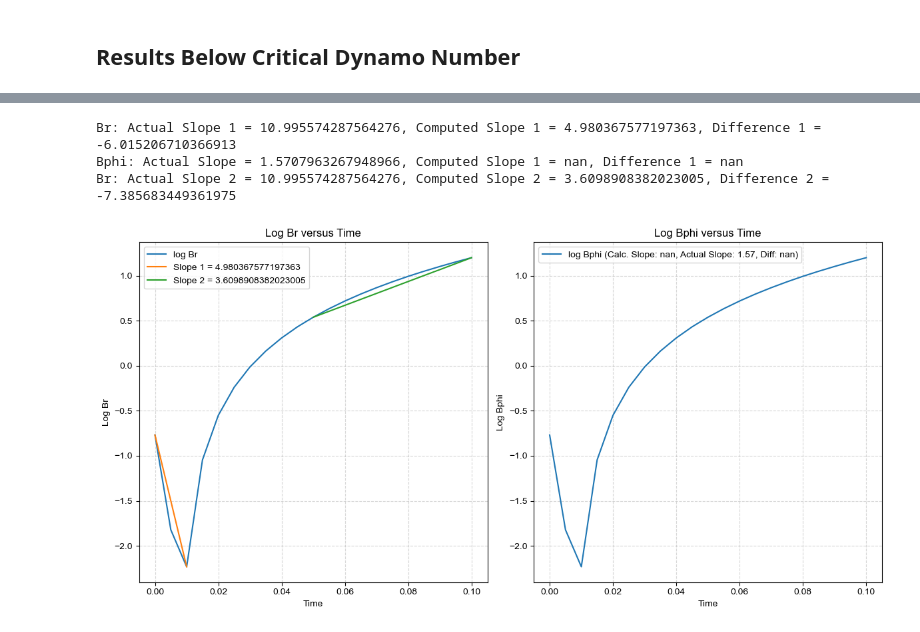
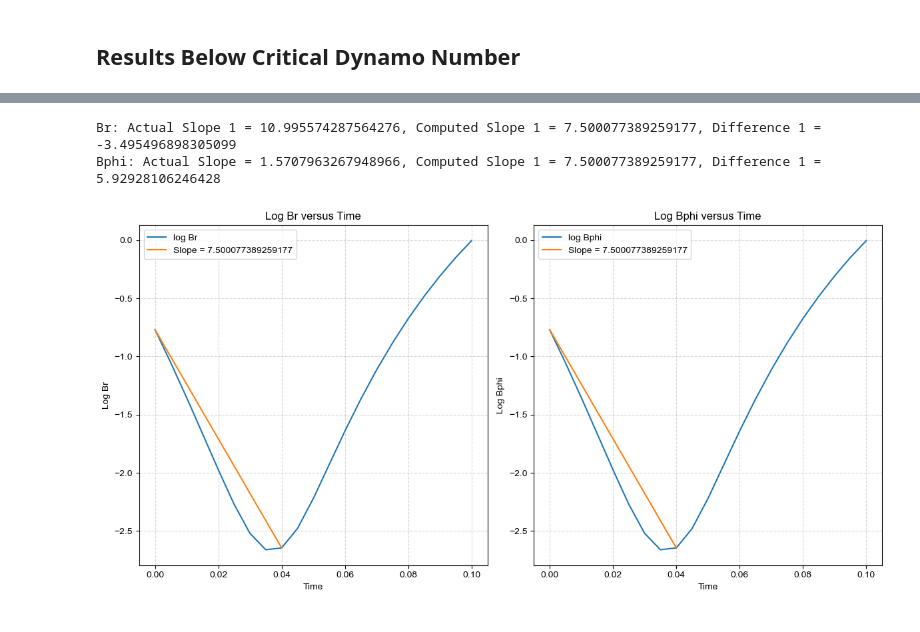
Before and after one commit to SagarPrakashBarad/GalacticDynamos, a Jupyter notebook: _build/jupyter_execute/Alpha_Omega_Dynamos/z_approximation/Alpha_Omega_Dynamo.ipynb, the cells around one changed output, grey strips where cells are left out. Cells and saved outputs as stored; diff of their text form; code cells hidden in the pictures.

```diff
--- a/_build/jupyter_execute/Alpha_Omega_Dynamos/z_approximation/Alpha_Omega_Dynamo.ipynb
+++ b/_build/jupyter_execute/Alpha_Omega_Dynamos/z_approximation/Alpha_Omega_Dynamo.ipynb
@@ -672,48 +660,43 @@ plt.show()
 log_Br = np.log(np.abs(Br[21]))
 log_Bphi = np.log(np.abs(Br[21]))
 # %%
-slope_Br_1, intercept_Br_1 = np.polyfit(time[:4], log_Br[:4], 1)
-slope_Bphi, intercept_Bphi_1= np.polyfit(time, log_Bphi, 1)
-slope_Br_2, intercept_Br_2 = np.polyfit(time[10:], log_Br[10:], 1)
+slope_Br, intercept_Br = np.polyfit(time[:8], log_Br[:8], 1)
+slope_Bphi, intercept_Bphi_1= np.polyfit(time[:8], log_Bphi[:8], 1)
 
 actual_slope_Br = (m + 1/2)* np.pi
 actual_slope_Bphi = (n + 1/2)* np.pi
 
-difference_Br_1 = np.sqrt(-slope_Br_1) - actual_slope_Br
+difference_Br_1 = np.sqrt(-slope_Br) - actual_slope_Br
 difference_Bphi = np.sqrt(-slope_Bphi) - actual_slope_Bphi
-difference_Br_2 = np.sqrt(slope_Br_2) - actual_slope_Br
 
-
-print(f"Br: Actual Slope 1 = {actual_slope_Br}, Computed Slope 1 = {np.sqrt(-slope_Br_1)}, Difference 1 = {difference_Br_1}")
+print(f"Br: Actual Slope 1 = {actual_slope_Br}, Computed Slope 1 = {np.sqrt(-slope_Br)}, Difference 1 = {difference_Br_1}")
 print(f"Bphi: Actual Slope = {actual_slope_Bphi}, Computed Slope 1 = {np.sqrt(-slope_Bphi)}, Difference 1 = {difference_Bphi}")
-print(f"Br: Actual Slope 2 = {actual_slope_Br}, Computed Slope 2 = {np.sqrt(slope_Br_2)}, Difference 2 = {difference_Br_2}")
 # %% [output]
-Br: Actual Slope 1 = 10.995574287564276, Computed Slope 1 = 4.980367577197363, Difference 1 = -6.015206710366913
-Bphi: Actual Slope = 1.5707963267948966, Computed Slope 1 = nan, Difference 1 = nan
-Br: Actual Slope 2 = 10.995574287564276, Computed Slope 2 = 3.6098908382023005, Difference 2 = -7.385683449361975
+Br: Actual Slope 1 = 10.995574287564276, Computed Slope 1 = 7.500077389259177, Difference 1 = -3.495496898305099
+Bphi: Actual Slope = 1.5707963267948966, Computed Slope 1 = 7.500077389259177, Difference 1 = 5.92928106246428
 # %%
 plt.figure(figsize=(12, 6))
 
 plt.subplot(1, 2, 1)
 plt.plot(time, log_Br, label=f'log Br')
-plt.plot([time[0], time[2]], [log_Br[0], log_Br[2]], linestyle='-', label=f"Slope 1 = {np.sqrt(-slope_Br_1)}")
-plt.plot([time[10], time[-1]], [log_Br[10], log_Br[-1]], linestyle='-', label=f"Slope 2 = {np.sqrt(slope_Br_2)}")
+plt.plot([time[0], time[8]], [log_Br[0], log_Br[8]], linestyle='-', label=f"Slope = {np.sqrt(-slope_Br)}")
 plt.xlabel('Time')
 plt.ylabel('Log Br')
 plt.title('Log Br versus Time')
 plt.grid(True)
 plt.legend()
 
 plt.subplot(1, 2, 2)
-plt.plot(time, log_Bphi, label=f'log Bphi (Calc. Slope: {np.sqrt(-slope_Bphi):.2f}, Actual Slope: {actual_slope_Bphi:.2f}, Diff: {difference_Bphi:.2f})')
+plt.plot(time, log_Bphi, label=f'log Bphi')
+plt.plot([time[0], time[8]], [log_Br[0], log_Br[8]], linestyle='-', label=f"Slope = {np.sqrt(-slope_Bphi)}")
 plt.xlabel('Time')
 plt.ylabel('Log Bphi')
 plt.title('Log Bphi versus Time')
 plt.grid(True)
 plt.legend()
 
 plt.tight_layout()
 plt.savefig("results/log_Br_Bphi_vs_time_below_critical_D.png")
 plt.show()
 # %% [output]
-[figure, old version]
+[figure, new version]
```
Also changed, not shown: parts of 13 cells of this notebook, 42 other files.
